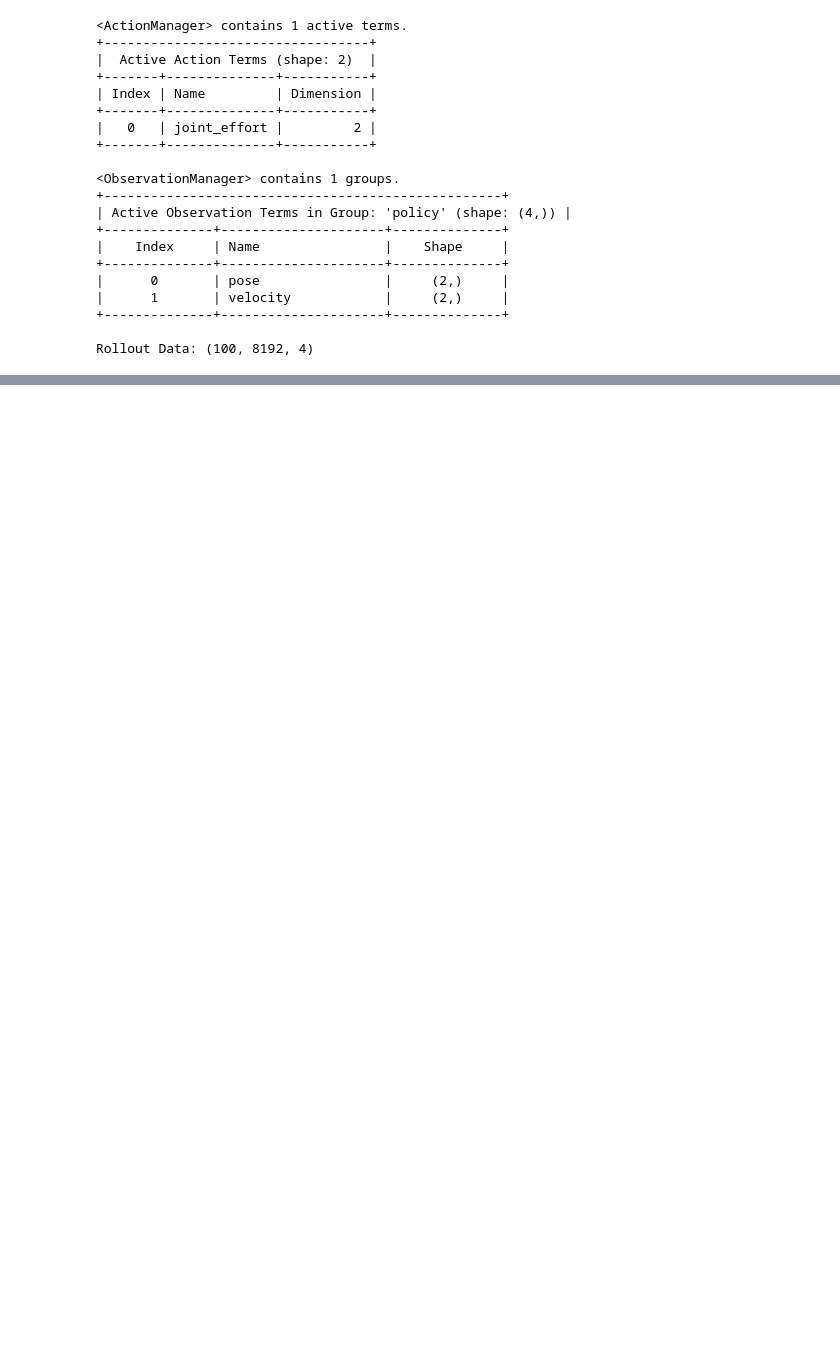
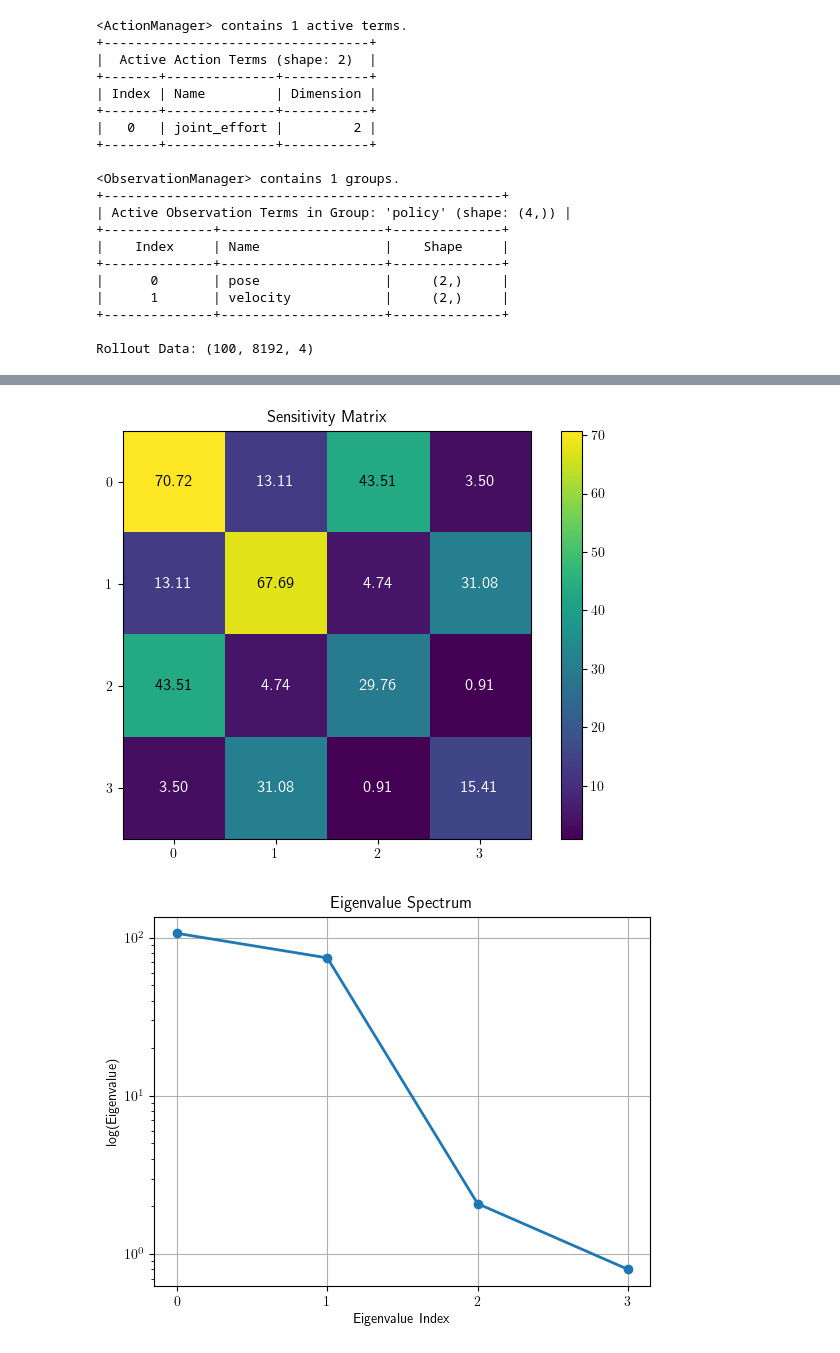
Before and after one commit to KyleM73/nonlinear_ct, a Jupyter notebook: scripts/analyze.ipynb, the cells around one changed output, grey strips where cells are left out. Saved outputs shown, nothing was run; the diff lists cells and outputs as text; code cells hidden in the pictures; blank space fills up the shorter version.

Commit message:
torch.func

```diff
--- a/scripts/analyze.ipynb
+++ b/scripts/analyze.ipynb
@@ -53 +72,12 @@ $$C = \mathbb{E}_{x\sim\mathcal{X}_\text{train}}\left [ J(x)^T J(x) \right ]$$
+# %%
+r = torch.empty(1_000, 4, dtype=torch.float32)
+states = r.uniform_(-1.0, 1.0)
+# states[:, 0:2] = 0.001
+# states[:, 2:4] = 0.0
+C, eigvals, eigvecs, explained_energy, input_activity = compute_sensitivity(policy, states)
+plot_matrix(C, "Sensitivity Matrix")
+plot_semilogy(eigvals, "Eigenvalue Spectrum", "Eigenvalue Index", "log(Eigenvalue)")
+# %% [output]
+[figure, added]
+[figure, added]
 # %%
```
Also changed, not shown: parts of 14 cells of this notebook, 4 other files.
